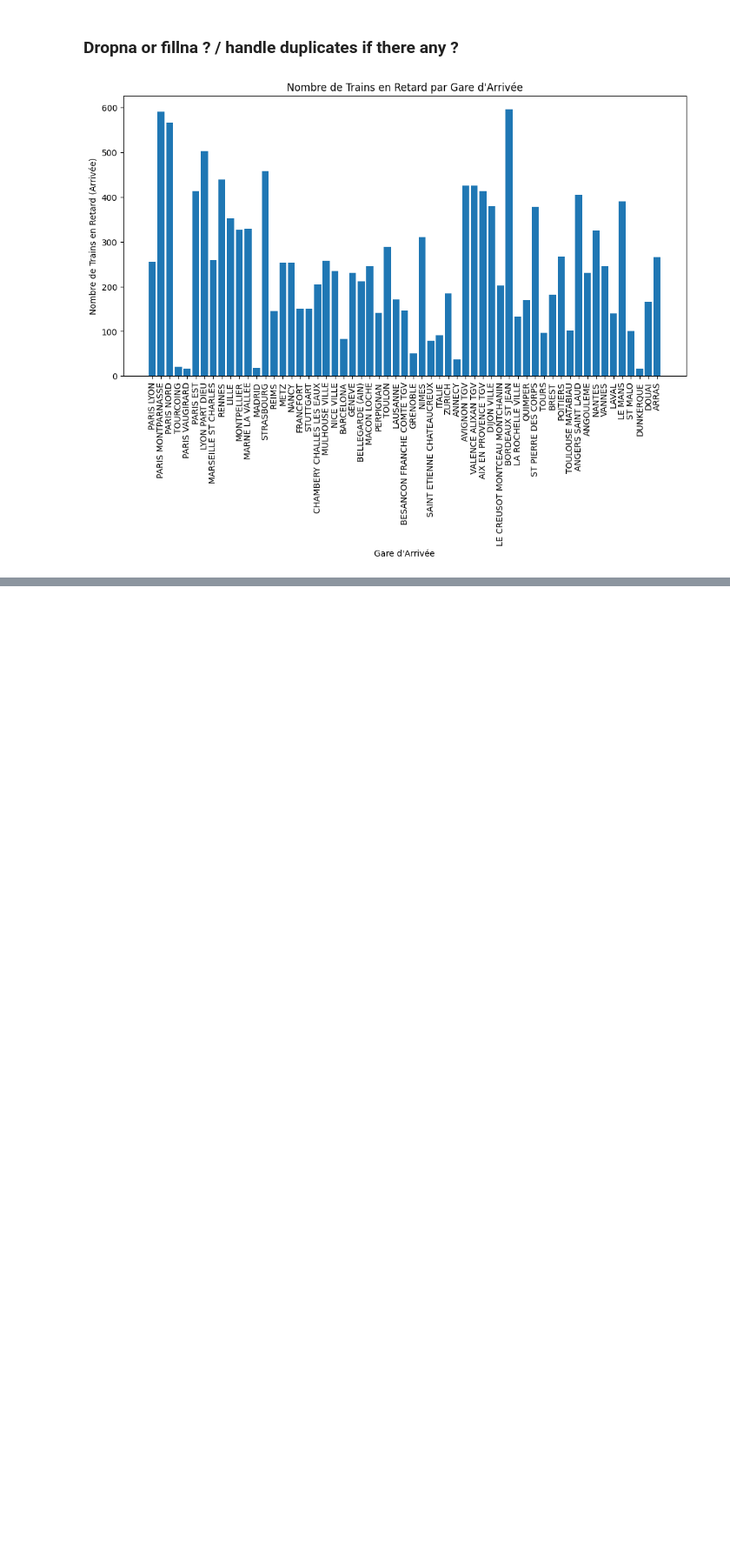
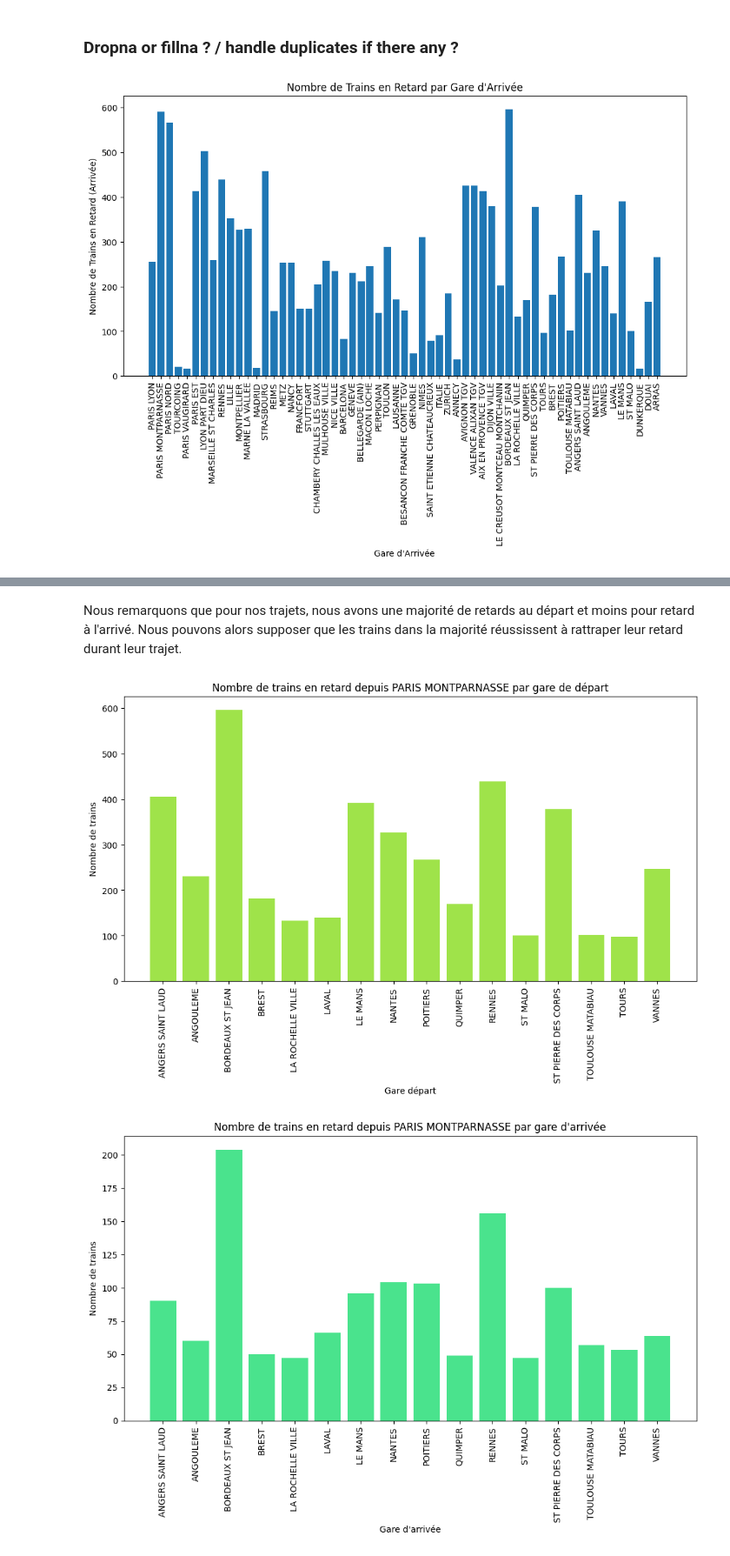
Before and after one commit to MatteoGentili/Apprentissage_Automatique_Project, a Jupyter notebook: Python_files/analyse_csv.ipynb, the cells around one changed output, grey strips where cells are left out. Shown at 87% size. Cells and saved outputs as stored; diff of their text form; code cells hidden in the pictures; blank space fills up the shorter version.

```diff
--- a/Python_files/analyse_csv.ipynb
+++ b/Python_files/analyse_csv.ipynb
@@ -122,0 +119,60 @@ plt.show()
+# %% [markdown]
+Nous remarquons que pour nos trajets, nous avons une majorité de retards au départ et moins pour retard à l'arrivé.
+Nous pouvons alors supposer que les trains dans la majorité réussissent à rattraper leur retard durant leur trajet.
+# %%
+paris_montparnasse_data_depart = df[df['gare_arrivee'] == 'PARIS MONTPARNASSE']
+paris_montparnasse_data_depart = paris_montparnasse_data_depart.sort_values(by='gare_depart')
+
+# Créez un graphique en fonction de la gare d'arrivée et de nb_annulation
+plt.figure(figsize=(12, 6))
+plt.bar(paris_montparnasse_data_depart['gare_depart'], paris_montparnasse_data_depart['nb_train_depart_retard'], color='#9FE34A')
+plt.xlabel('Gare départ')
+plt.ylabel('Nombre de trains')
+plt.xticks(rotation=90)  # Rotation des étiquettes pour une meilleure lisibilité
+plt.title('Nombre de trains en retard depuis PARIS MONTPARNASSE par gare de départ')
+plt.show()
+
+###########################################################################################################
+
+paris_montparnasse_data_arrivee = df[df['gare_depart'] == 'PARIS MONTPARNASSE']
+paris_montparnasse_data_arrivee = paris_montparnasse_data_arrivee.sort_values(by='gare_arrivee')
+
+# Créez un graphique en fonction de la gare d'arrivée et de nb_annulation
+plt.figure(figsize=(12, 6))
+plt.bar(paris_montparnasse_data_arrivee['gare_arrivee'], paris_montparnasse_data_arrivee['nb_train_retard_arrivee'],color='#4AE38D')
+plt.xlabel('Gare d\'arrivée')
+plt.ylabel('Nombre de trains')
+plt.xticks(rotation=90)  # Rotation des étiquettes pour une meilleure lisibilité
+plt.title('Nombre de trains en retard depuis PARIS MONTPARNASSE par gare d\'arrivée')
+plt.show()
+
+
+####################################################################################################
+
+# Filtrez les données pour Paris Montparnasse (départ et arrivée)
+paris_montparnasse_data_depart = df[df['gare_arrivee'] == 'PARIS MONTPARNASSE']
+paris_montparnasse_data_arrivee = df[df['gare_depart'] == 'PARIS MONTPARNASSE']
+
+# Triez les données pour les deux cas
+paris_montparnasse_data_depart = paris_montparnasse_data_depart.sort_values(by='gare_depart')
+paris_montparnasse_data_arrivee = paris_montparnasse_data_arrivee.sort_values(by='gare_arrivee')
+
+# Créez un graphique
+plt.figure(figsize=(12, 6))
+
+# Affichez les données de départ en bleu
+plt.bar(paris_montparnasse_data_depart['gare_depart'], paris_montparnasse_data_depart['nb_train_depart_retard'], color='#C4C364', label='Départ')
+
+# Affichez les données d'arrivée en vert
+plt.bar(paris_montparnasse_data_arrivee['gare_arrivee'], paris_montparnasse_data_arrivee['nb_train_retard_arrivee'], color='#8FD1F0', label='Arrivée')
+
+plt.xlabel('Gares')
+plt.ylabel('Nombre de trains en retard')
+plt.xticks(rotation=90)  # Rotation des étiquettes pour une meilleure lisibilité
+plt.title('Nombre de trains en retard depuis PARIS MONTPARNASSE par gare de départ/arrivée')
+plt.legend()  # Ajoutez une légende pour différencier les données de départ et d'arrivée
+
+plt.show()
+# %% [output]
+[figure, added]
+[figure, added]
```
Also changed, not shown: parts of 4 cells of this notebook.
